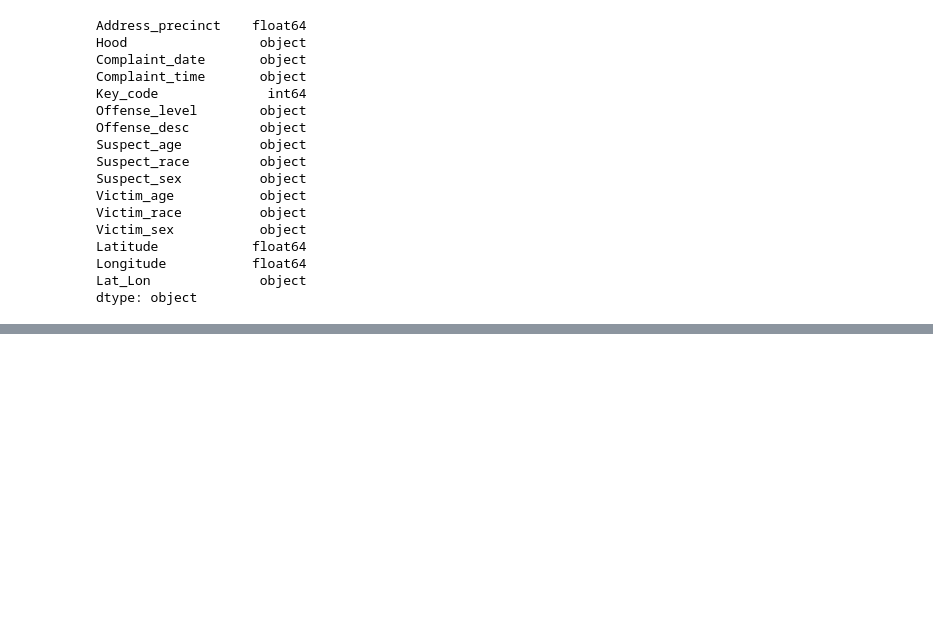
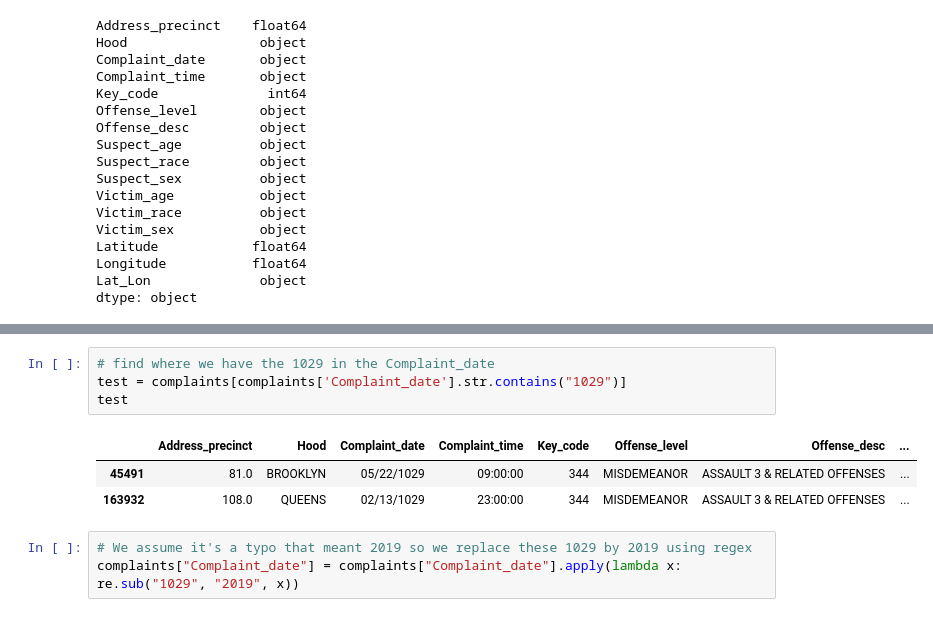
Before and after one commit to ta-data-bcn/Project-Week-5-Your-Own-Project, a Jupyter notebook: your-project/Police complaints cleaning.ipynb, the cells around one changed output, grey strips where cells are left out. Drawn from its saved outputs; the diff is of its cells as text; blank space fills up the shorter version.

```diff
--- a/your-project/Police complaints cleaning.ipynb
+++ b/your-project/Police complaints cleaning.ipynb
@@ -58,0 +67,11 @@ dtype: object
+# %%
+# find where we have the 1029 in the Complaint_date
+test = complaints[complaints['Complaint_date'].str.contains("1029")]
+test
+# %% [output]
+|  | Address_precinct | Hood | Complaint_date | Complaint_time | Key_code | Offense_level | Offense_desc | ... |
+| 45491 | 81.0 | BROOKLYN | 05/22/1029 | 09:00:00 | 344 | MISDEMEANOR | ASSAULT 3 & RELATED OFFENSES | ... |
+| 163932 | 108.0 | QUEENS | 02/13/1029 | 23:00:00 | 344 | MISDEMEANOR | ASSAULT 3 & RELATED OFFENSES | ... |
+# %%
+# We assume it's a typo that meant 2019 so we replace these 1029 by 2019 using regex
+complaints["Complaint_date"] = complaints["Complaint_date"].apply(lambda x: re.sub("1029", "2019", x))
```
Also changed, not shown: parts of 11 cells of this notebook.
